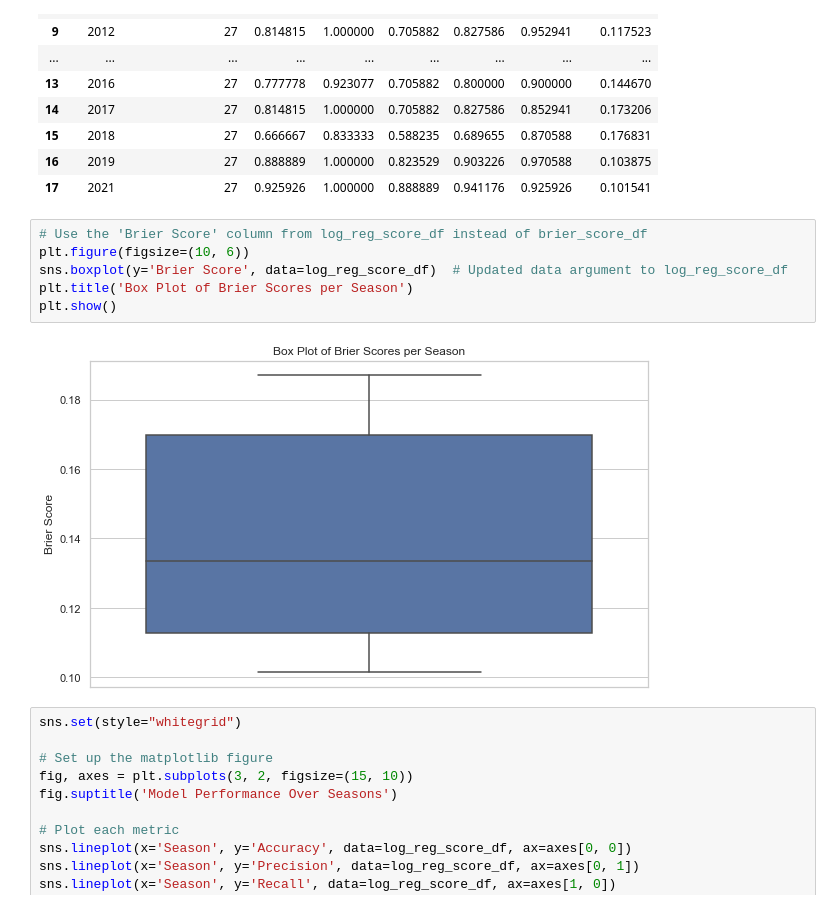
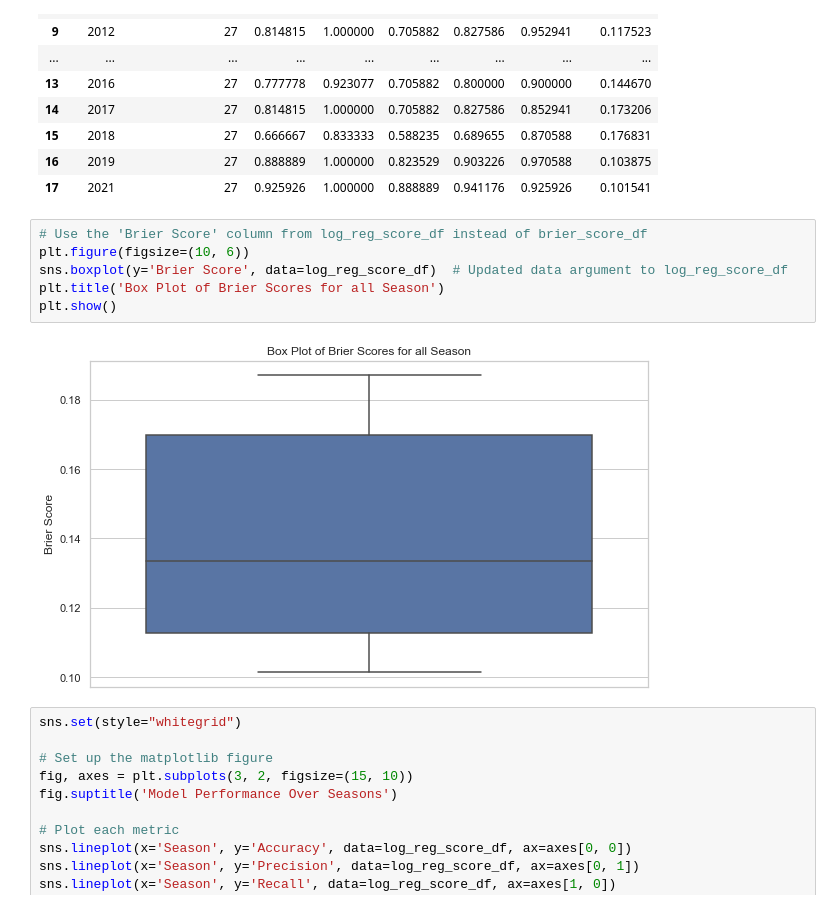
Before and after one commit to joshmccoy2/NCAA_March_Madness, a Jupyter notebook: NCAA.ipynb, the cells around one changed output. Cells and saved outputs as stored; diff of their text form.

```diff
--- a/NCAA.ipynb
+++ b/NCAA.ipynb
@@ -399,11 +399,11 @@ No data available for season 2020. Skipping...
 # %%
 # Use the 'Brier Score' column from log_reg_score_df instead of brier_score_df
 plt.figure(figsize=(10, 6))
 sns.boxplot(y='Brier Score', data=log_reg_score_df)  # Updated data argument to log_reg_score_df
-plt.title('Box Plot of Brier Scores per Season')
+plt.title('Box Plot of Brier Scores for all Season')
 plt.show()
 # %% [output]
-[figure, old version]
+[figure, new version]
 # %%
 sns.set(style="whitegrid")
 
```
